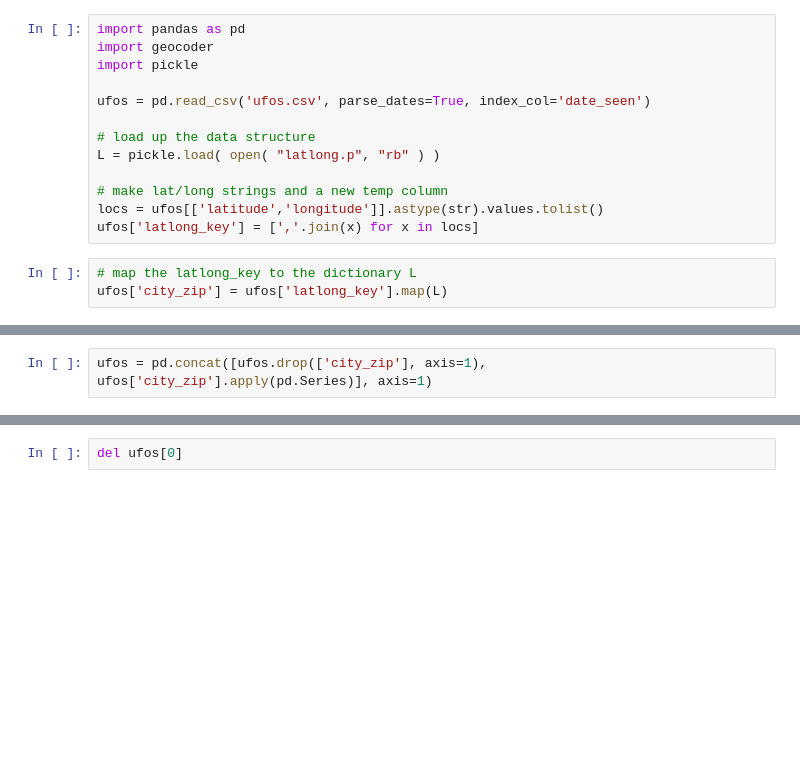
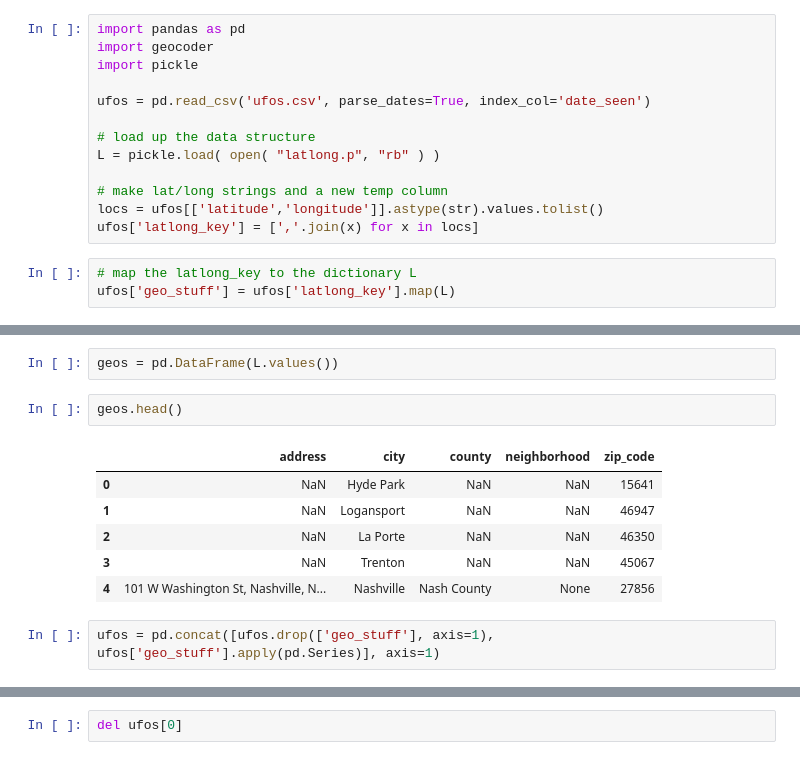
Before and after one commit to CelineChen0211/141B-Final-Project, a Jupyter notebook: PreProcessUFO_nick.ipynb, the cells around one changed output, grey strips where cells are left out. Cells and saved outputs as stored; diff of their text form; blank space fills up the shorter version.

Commit message:
fully processed and connectable to disaters data - Nick

```diff
--- a/PreProcessUFO_nick.ipynb
+++ b/PreProcessUFO_nick.ipynb
@@ -338,7 +342,7 @@ locs = ufos[['latitude','longitude']].astype(str).values.tolist()
 ufos['latlong_key'] = [','.join(x) for x in locs]
 # %%
 # map the latlong_key to the dictionary L
-ufos['city_zip'] = ufos['latlong_key'].map(L)
+ufos['geo_stuff'] = ufos['latlong_key'].map(L)
 # %%
 ufos.head()
 # %% [output]
@@ -349,5 +353,16 @@ ufos.head()
 | 1965-01-01 20:00:00 | 1998-06-02 | light | 60.000000 | At a drive-in during the summer m... | Conway | Arkansas | AR | West South Central | ... |
 | 1965-02-02 06:00:00 | 2003-07-16 | sphere | 120.000000 | Huge&#44 bright orb in sky over S... | Seattle/Belfair | Washington | WA | Pacific | ... |
 | 1965-02-15 17:00:00 | 2003-08-04 | oval | 65.000000 | Object hovered over electric tran... | Chicago | Illinois | IL | East North Central | ... |
+# %%
+geos = pd.DataFrame(L.values())
+# %%
+geos.head()
+# %% [output]
+|  | address | city | county | neighborhood | zip_code |
+| 0 | NaN | Hyde Park | NaN | NaN | 15641 |
+| 1 | NaN | Logansport | NaN | NaN | 46947 |
+| 2 | NaN | La Porte | NaN | NaN | 46350 |
+| 3 | NaN | Trenton | NaN | NaN | 45067 |
+| 4 | 101 W Washington St, Nashville, N... | Nashville | Nash County | None | 27856 |
 # %%
-ufos = pd.concat([ufos.drop(['city_zip'], axis=1), ufos['city_zip'].apply(pd.Series)], axis=1)
+ufos = pd.concat([ufos.drop(['geo_stuff'], axis=1), ufos['geo_stuff'].apply(pd.Series)], axis=1)
```
Also changed, not shown: parts of 37 cells of this notebook, 1 other file.
